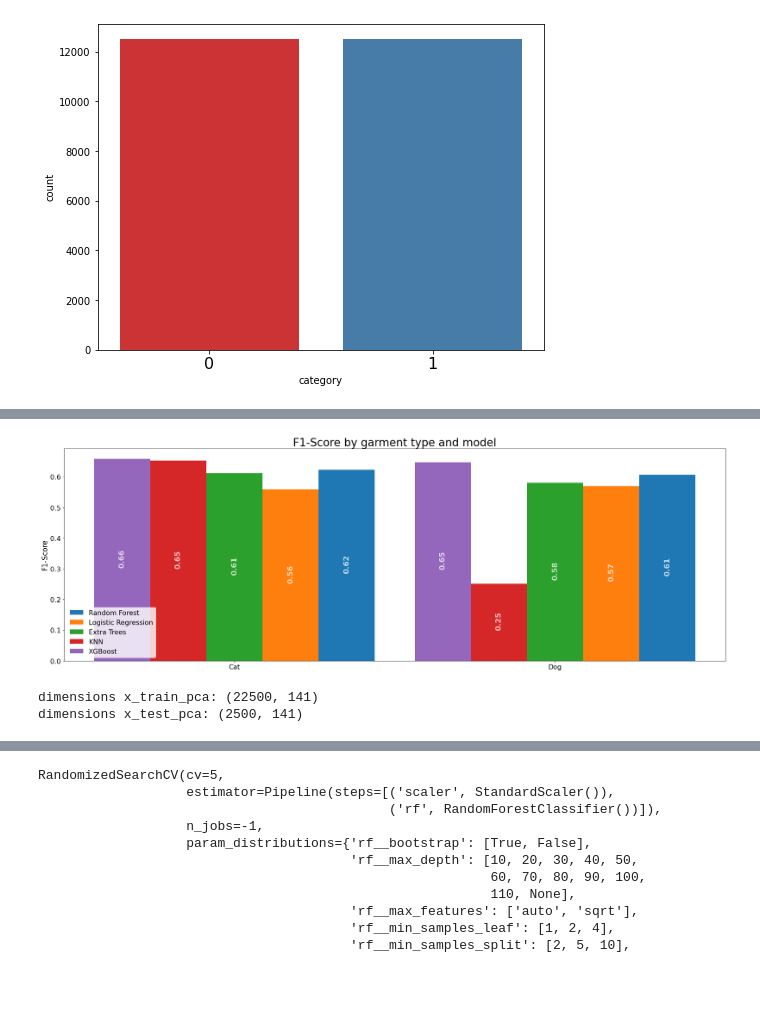
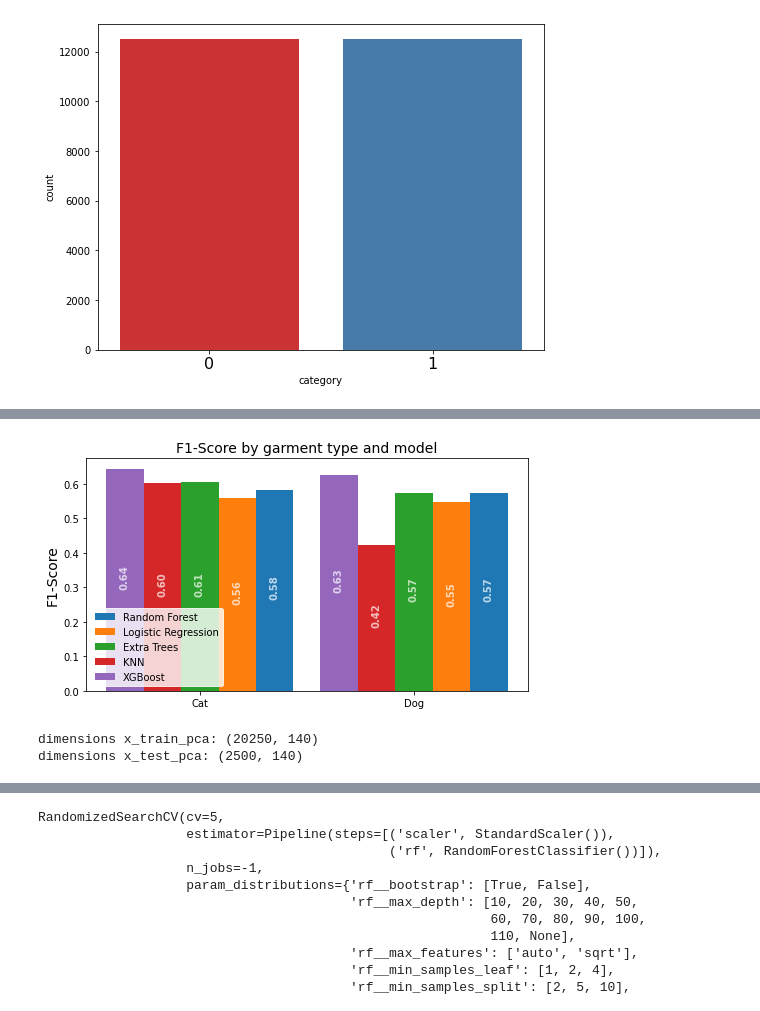
Before and after one commit to noamya-sh/Final-project-SemesterB, a Jupyter notebook: Dogs Vs Cats.ipynb, the cells around one changed output, grey strips where cells are left out. Saved outputs shown, nothing was run; the diff lists cells and outputs as text; code cells hidden in the pictures; blank space fills up the shorter version.

Commit message:
split the data to train,test, final_test

```diff
--- a/Dogs Vs Cats.ipynb
+++ b/Dogs Vs Cats.ipynb
@@ -119,6 +109,5 @@ X=image_re
 y=df['category']
 
 
-x_train, x_test, y_train, y_test = train_test_split(X,y,test_size=0.1)
-
-x_train
+temp_x_train, x_test, temp_y_train, y_test = train_test_split(X,y,test_size=0.1)
+x_train, final_x_test, y_train, final_y_test = train_test_split(temp_x_train,temp_y_train,test_size=0.1)
@@ -216,7 +197,7 @@ pred.append(knnpred)
 # %%
 pipe_xgb = Pipeline([
     ('scaler', StandardScaler()),
-    ('xgb',XGBClassifier(n_estimators=500,use_label_encoder=False))
+    ('xgb',XGBClassifier(n_estimators=500,use_label_encoder=False,eval_metric='mlogloss'))
 ])
 pipe_xgb.fit(x_train_pca, y_train)
 xgbpred = pipe_xgb.predict(x_test_pca)
@@ -233,40 +212,40 @@ for i in pred:
     j+=1
 
     dictionary = {
     0 :'Cat',
     1 : 'Dog'
 }
 
 # Getting the values from the dictionary
 class_names = list(dictionary.values())
-fig, ax = plt.subplots(figsize = (23,8))
+fig, ax = plt.subplots(figsize = (7,4))
 width = 0.35;width2=width/2
 rect=[];i=0
 x=np.arange(len(class_names))
 for i in range(5):
     rect.append(ax.bar(x+width,arr[i],width2, label='class_names'))
     width-=width2
 
 # Add some text for labels, title and custom x-axis tick labels, etc.
-ax.set_ylabel('F1-Score',fontsize=17)
-ax.set_title('F1-Score by garment type and model',fontsize=26)
+ax.set_ylabel('F1-Score',fontsize=14)
+ax.set_title('F1-Score by garment type and model',fontsize=14)
 ax.set_xticks(x)
-ax.tick_params(axis='both', which='major', labelsize=16)
+ax.tick_params(axis='both', which='major', labelsize=10)
 ax.set_xticklabels(class_names)
 legend=ax.legend(labels=['Random Forest','Logistic Regression','Extra Trees','KNN','XGBoost'],frameon = 2,loc='lower left',
-         fontsize =16)
+         fontsize =10)
 frame = legend.get_frame()
 frame.set_color('white')
 def axeplot(rect):
     ax.bar_label(rect, padding=3,fmt='%1.2f',label_type ='center',color='white',
-                 fontweight='bold',fontsize=18,rotation=90,alpha=0.7)
+                 fontweight='bold',fontsize=10,rotation=90,alpha=0.7)
 for i in range(5):
     axeplot(rect[i])
 
 
 fig.tight_layout()
 # %% [output]
-[figure, old version]
+[figure, new version]
 # %%
 pca2 = PCA(n_components=0.85)
 x_train_pca2=pca2.fit_transform(x_train)
@@ -275,5 +254,5 @@ x_test_pca2=pca2.transform(x_test)
 print('dimensions x_train_pca:',x_train_pca2.shape)
 print('dimensions x_test_pca:',x_test_pca2.shape)
 # %% [output]
-dimensions x_train_pca: (22500, 141)
-dimensions x_test_pca: (2500, 141)
+dimensions x_train_pca: (20250, 140)
+dimensions x_test_pca: (2500, 140)
```
Also changed, not shown: parts of 39 cells of this notebook.
